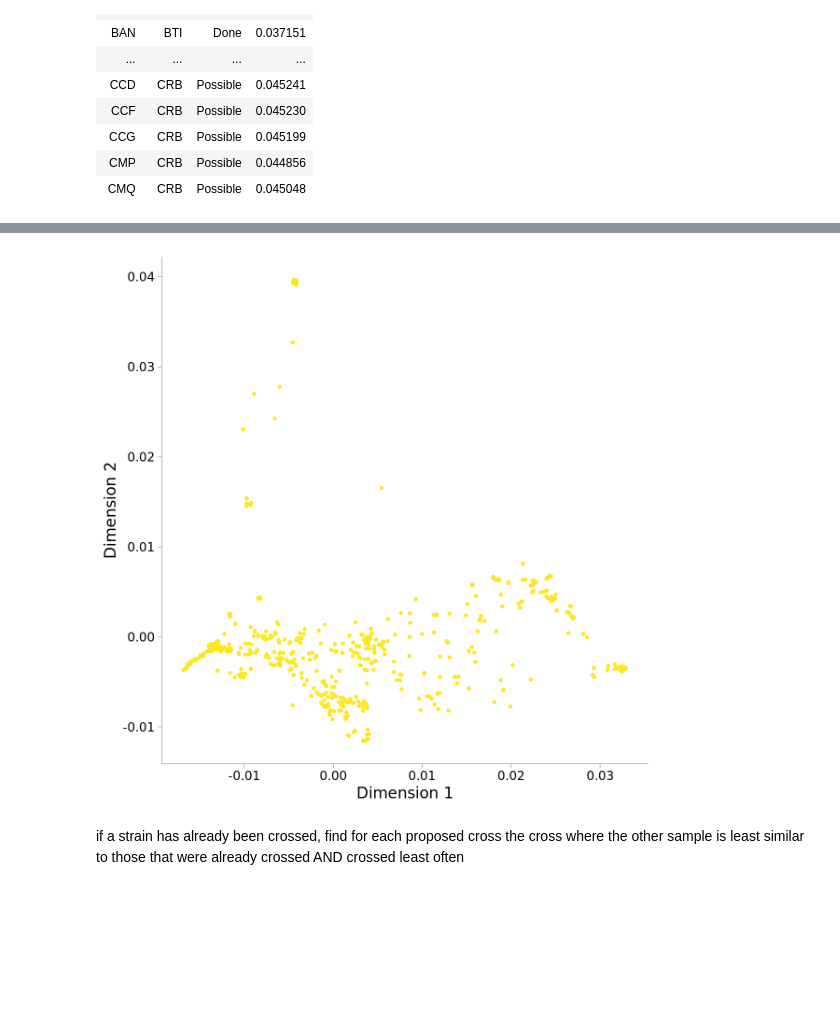
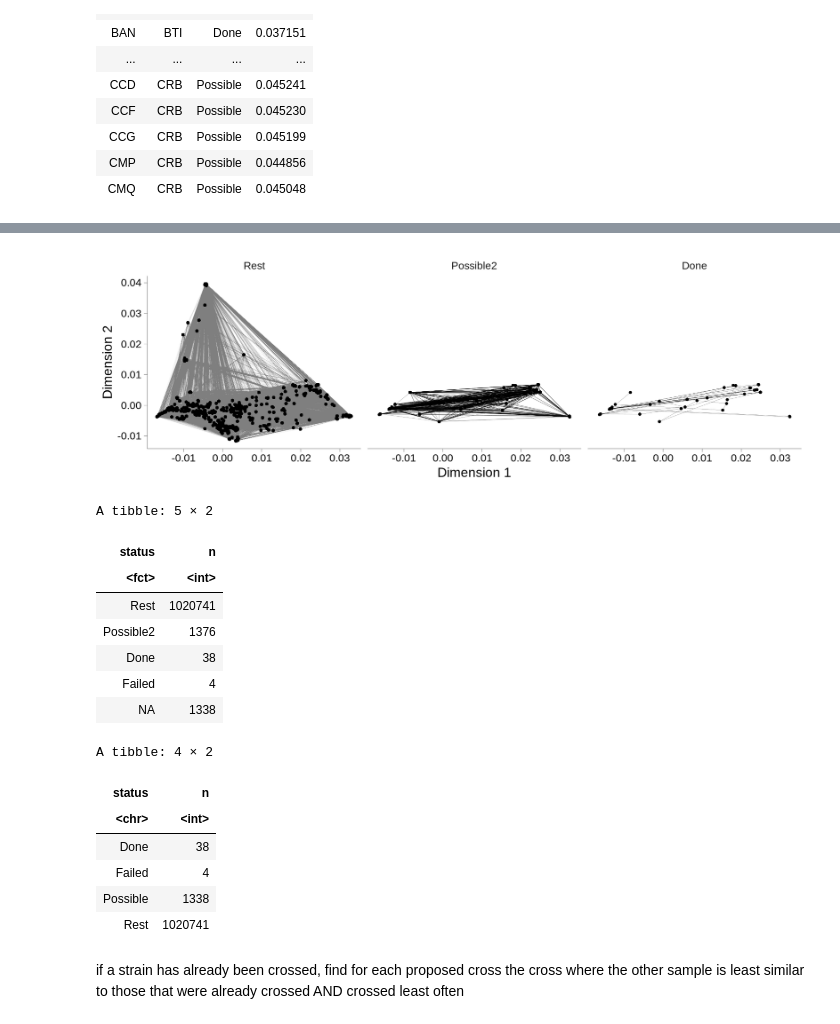
Before and after one commit to jnrunge/TRD, a Jupyter notebook: All measures except opposite homozygous loci.ipynb, the cells around one changed output, grey strips where cells are left out. Saved outputs shown, nothing was run; the diff lists cells and outputs as text; code cells hidden in the pictures; blank space fills up the shorter version.

```diff
--- a/All measures except opposite homozygous loci.ipynb
+++ b/All measures except opposite homozygous loci.ipynb
@@ -305,5 +336,5 @@ head(already_crossed_and_potential)
 # %%
-if(!file.exists(already_crossed_and_potential_and_rest_file<-"~/data/trd/already_crossed_and_potential_and_rest.csv.gz"){
+if(!file.exists(already_crossed_and_potential_and_rest_file<-"~/data/trd/already_crossed_and_potential_and_rest.csv.gz")){
 
      already_crossed_and_potential_and_rest$dist=unlist(lapply(paste(already_crossed_and_potential_and_rest$s1,already_crossed_and_potential_and_rest$s2),
                                                     getDist))
@@ -328,14 +359,55 @@ xlab("Dimension 1")+ylab("Dimension 2")
+# %%
+minDistDone=min(already_crossed_and_potential_and_rest$dist[already_crossed_and_potential_and_rest$status=="Done"])
 # %%
-options(repr.plot.width=10, repr.plot.height=10)
-already_crossed_and_potential_and_rest$status=factor(as.character(already_crossed_and_potential_and_rest$status), levels=c("Possible","Done","Failed","Rest"))
+options(repr.plot.width=15, repr.plot.height=5)
 
-ggplot(subset(already_crossed_and_potential_and_rest, status%in%c("Done","Rest")), aes(x=x.x,xend=x.y,y=y.x,yend=y.y,color=status))+
-geom_point(mapping=aes(x=x.x,y=y.x))+
-geom_point(mapping=aes(x=x.y,y=y.y))+my_theme(20)+theme(legend.position = "none")+
-scale_color_viridis_d()+
+already_crossed_and_potential_and_rest$status=as.character(already_crossed_and_potential_and_rest$status)
+
+already_crossed_and_potential_and_rest_possible2=bind_rows(already_crossed_and_potential_and_rest,
+                                                          mutate(filter(already_crossed_and_potential_and_rest, status %in% c("Done","Possible")),
+                                                                 status="Possible2"))
+
+already_crossed_and_potential_and_rest_possible2=bind_rows(already_crossed_and_potential_and_rest_possible2,
+                                                          mutate(filter(already_crossed_and_potential_and_rest, status %in% c("Done","Possible")),
+                                                                 status="Rest"))
+
+already_crossed_and_potential_and_rest_possible2$status=factor(as.character(already_crossed_and_potential_and_rest_possible2$status), levels=c("Rest","Possible2","Done","Failed"))#,
+                                                    #labels=c("Rest","Possible","Done","Failed"))
+
+ggplot(subset(already_crossed_and_potential_and_rest_possible2, status%in%c("Done","Possible2","Rest") & dist >= minDistDone), aes(x=x.x,xend=x.y,y=y.x,yend=y.y,size=status,
+                                                                                      alpha=status))+
+geom_segment()+
+scale_size_manual(values = c(0.05,0.1,0.1))+
+scale_alpha_manual(values=c(0.01,0.75,0.75))+
+geom_point(mapping=aes(x=x.x,y=y.x),inherit.aes = FALSE)+
+geom_point(mapping=aes(x=x.y,y=y.y),inherit.aes = FALSE)+my_theme(20)+theme(legend.position = "none")+
+#scale_color_viridis_d()+
+facet_wrap(~status, nrow=1)+#labs(color="Cross")+
 xlab("Dimension 1")+ylab("Dimension 2")
 # %% [output]
-[figure, old version]
+[figure, new version]
+# %%
+already_crossed_and_potential_and_rest_possible2=unique(already_crossed_and_potential_and_rest_possible2)
+
+summarise(group_by(already_crossed_and_potential_and_rest_possible2, status),n=n())
+
+summarise(group_by(already_crossed_and_potential_and_rest, status),n=n())
+# %% [output]
+A tibble: 5 × 2
+| status | n |
+| <fct> | <int> |
+| Rest | 1020741 |
+| Possible2 | 1376 |
+| Done | 38 |
+| Failed | 4 |
+| NA | 1338 |
+A tibble: 4 × 2
+| status | n |
+| <chr> | <int> |
+| Done | 38 |
+| Failed | 4 |
+| Possible | 1338 |
+| Rest | 1020741 |
 # %%
 already_crossed_strains=unique(c(already_crossed$s1,already_crossed$s2))
 # %% [markdown]
```
Also changed, not shown: parts of 5 cells of this notebook, 7 other files.
